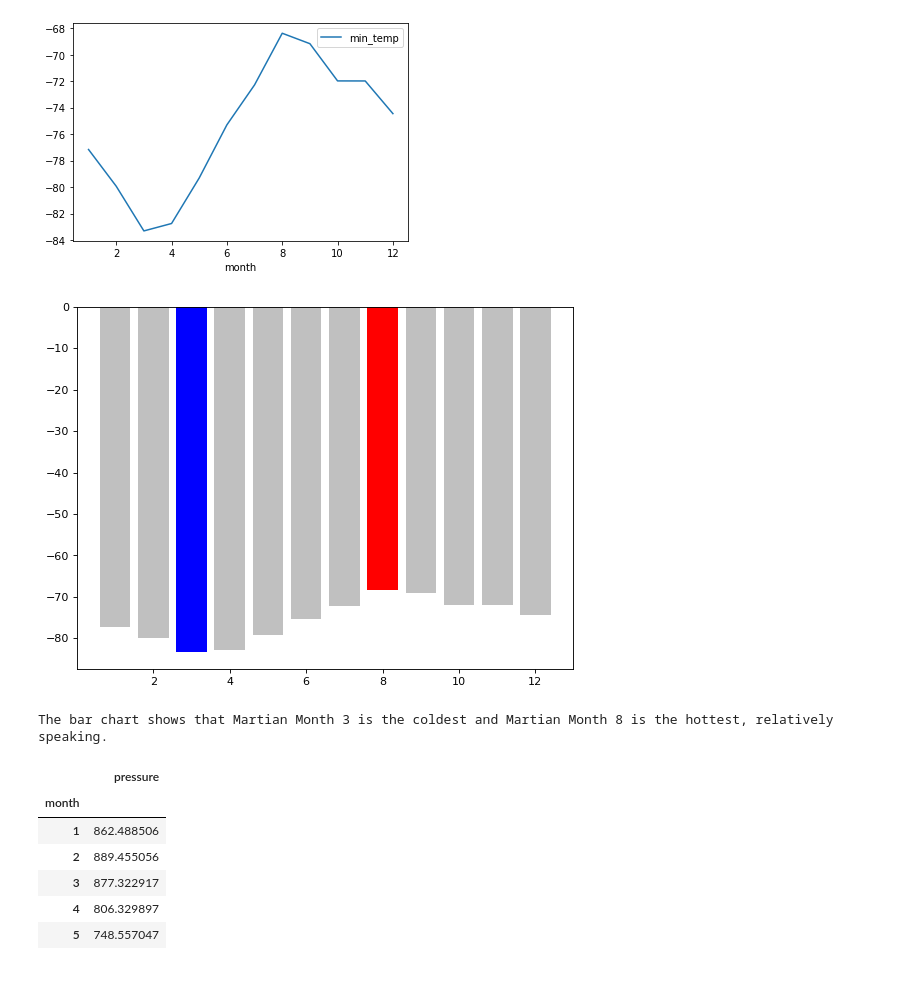
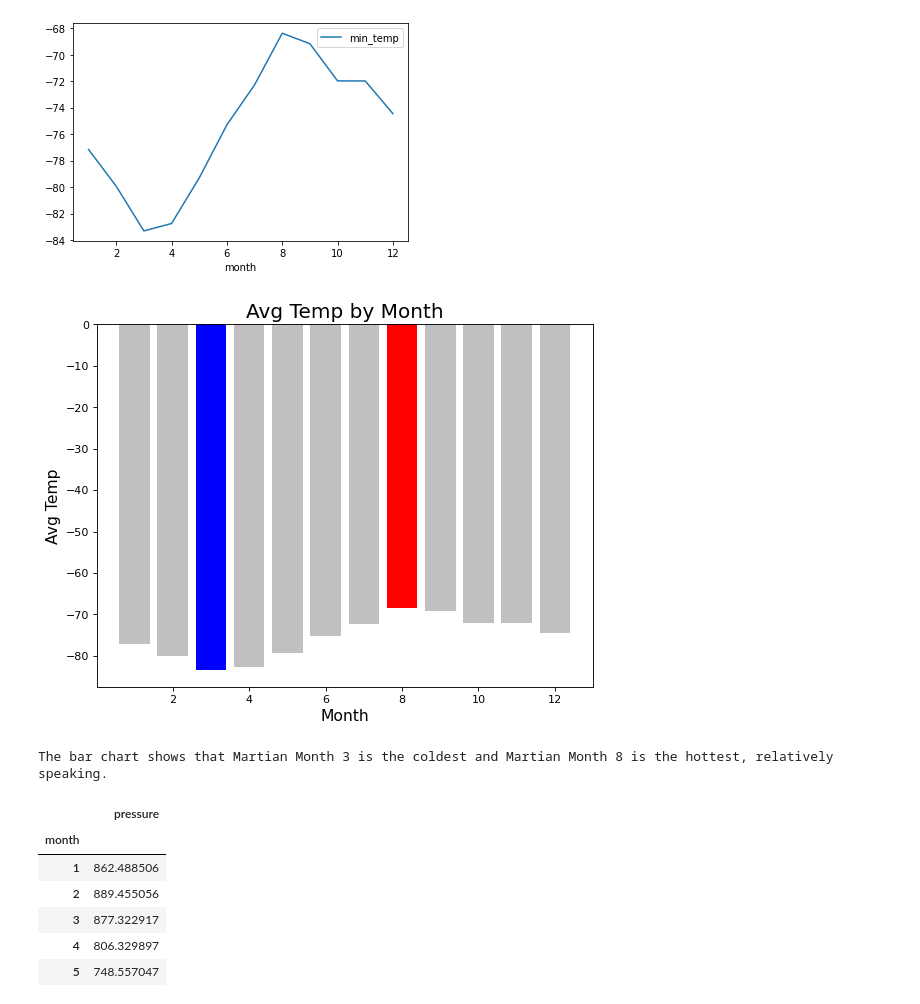
Before and after one commit to christinamberdavis/webscraping-challenge, a Jupyter notebook: part_2_mars_weather.ipynb, the cells around one changed output. Saved outputs shown, nothing was run; the diff lists cells and outputs as text; code cells hidden in the pictures; blank space fills up the shorter version.

```diff
--- a/part_2_mars_weather.ipynb
+++ b/part_2_mars_weather.ipynb
@@ -311,14 +318,17 @@ avg_temps_df.plot()
 # %%
 # Identify the coldest and hottest months in Curiosity's location
 y_values = avg_temps_df['min_temp']
 x_values = avg_temps_df.index
 colors = ['red' if (x == max(y_values)) else 'blue' if (x == min(y_values)) else 'silver' for x in y_values]
 figure(figsize=(8, 6), dpi=80)
+plt.title('Avg Temp by Month', fontsize=18)
+plt.xlabel('Month', fontsize=14)
+plt.ylabel('Avg Temp', fontsize=14)
 plt.bar(x_values, y_values, color=colors, width=.8)
 plt.show()
 print(f"The bar chart shows that Martian Month 3 is the coldest and Martian Month 8 is the hottest, relatively speaking.")
 # %% [output]
-[figure, old version]
+[figure, new version]
 The bar chart shows that Martian Month 3 is the coldest and Martian Month 8 is the hottest, relatively speaking.
 # %%
 # 4. Average pressure by Martian month
```
Also changed, not shown: parts of 7 cells of this notebook, 3 other files.
